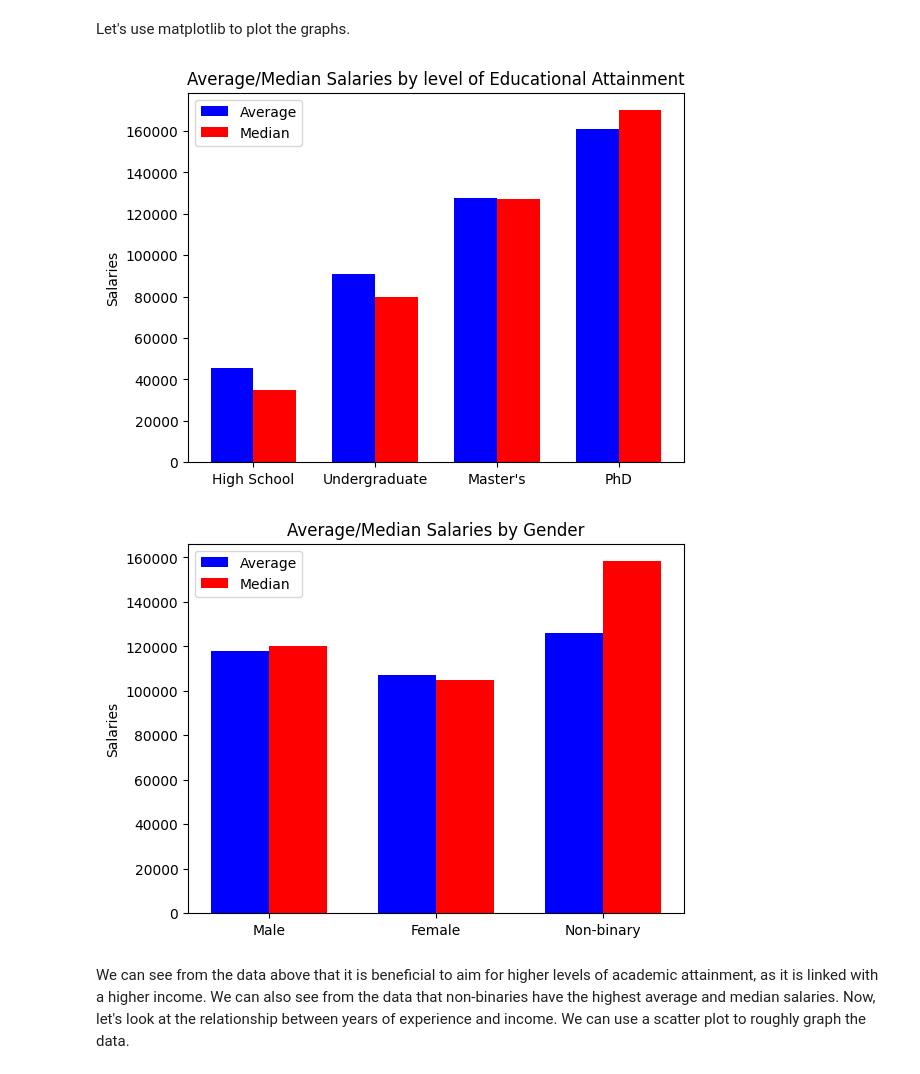
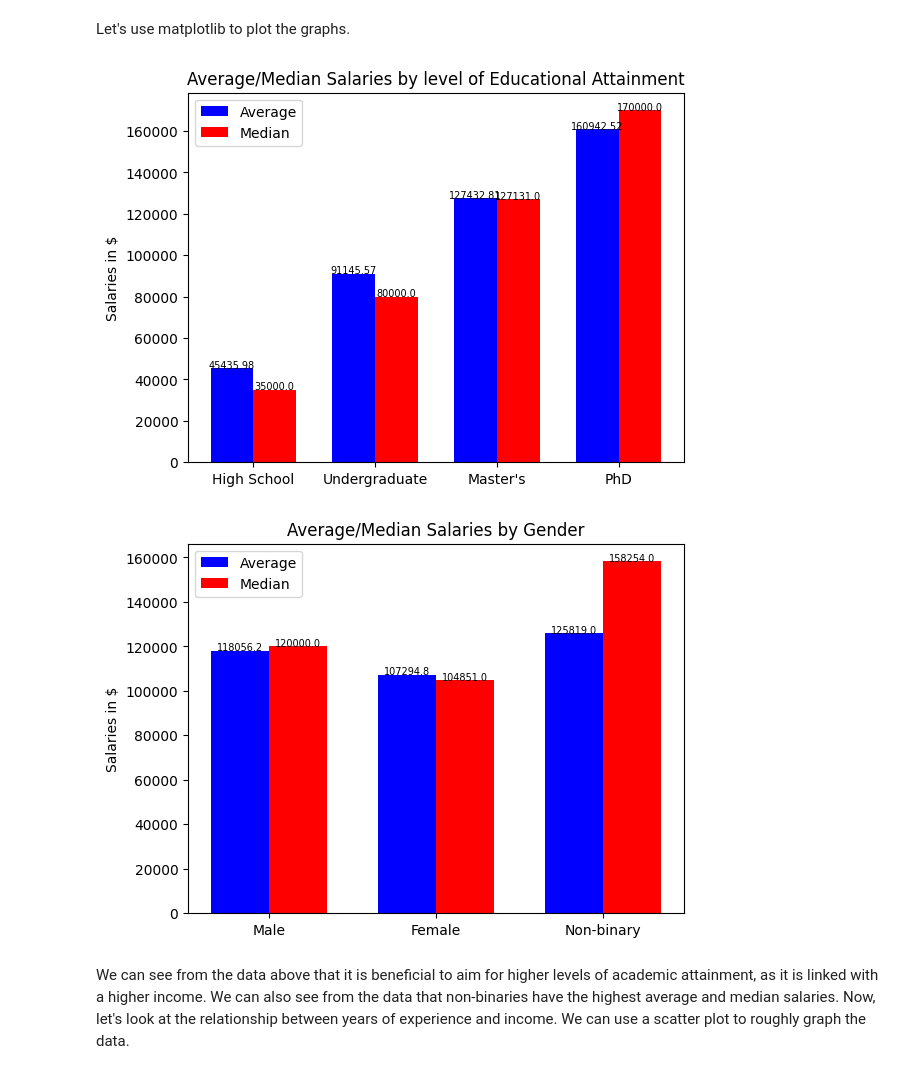
Before and after one commit to zikompo/Salary-ML-Model, a Jupyter notebook: week1.ipynb, the cells around one changed output. Drawn from its saved outputs; the diff is of its cells as text; code cells hidden in the pictures.

```diff
--- a/week1.ipynb
+++ b/week1.ipynb
@@ -222,37 +223,43 @@ Let's use matplotlib to plot the graphs.
 cert = ['High School', 'Undergraduate', "Master's", 'PhD']
 avg_salary = [highschool_avg_salary, undergrad_avg_salary, masters_avg_salary, phd_avg_salary]
 med_salary = [highschool_median_salary, undergrad_median_salary, masters_median_salary, phd_median_salary]
 n = len(cert)
 ind = np.arange(n)
 w = 0.35
 fig, ax = plt.subplots()
 avg_bar = ax.bar(ind, avg_salary, w, color='blue')
 med_bar = ax.bar(ind+w, med_salary, w, color ='red')
-ax.set_ylabel('Salaries')
+for i in range(n):
+    ax.text(ind[i], avg_salary[i], str(avg_salary[i]), ha = 'center', fontsize= 7)
+    ax.text(ind[i]+w, med_salary[i], str(med_salary[i]), ha = 'center', fontsize= 7)
+ax.set_ylabel('Salaries in $')
 ax.set_title('Average/Median Salaries by level of Educational Attainment')
 ax.set_xticks(ind+w/2)
 ax.set_xticklabels(cert)
 ax.legend((avg_bar[0], med_bar[0]), ('Average', 'Median'))
 plt.show()
 # Plotting for gender
 gender = ['Male', 'Female', 'Non-binary']
 avg_salary_gender = [male_avg_salary, female_avg_salary, other_avg_salary]
 med_salary_gender = [male_median_salary, female_median_salary, other_median_salary]
 n = len(gender)
 ind = np.arange(n)
 w = 0.35
 fig, ax = plt.subplots()
 avg_bar = ax.bar(ind, avg_salary_gender, w, color='blue')
 med_bar = ax.bar(ind+w, med_salary_gender, w, color ='red')
-ax.set_ylabel('Salaries')
+for i in range(n):
+    ax.text(ind[i], avg_salary_gender[i], str(avg_salary_gender[i]), ha = 'center', fontsize= 7)
+    ax.text(ind[i]+w, med_salary_gender[i], str(med_salary_gender[i]), ha = 'center', fontsize= 7)
+ax.set_ylabel('Salaries in $')
 ax.set_title('Average/Median Salaries by Gender')
 ax.set_xticks(ind+w/2)
 ax.set_xticklabels(gender)
 ax.legend((avg_bar[0], med_bar[0]), ('Average', 'Median'))
 plt.show()
 # %% [output]
-[figure, old version]
+[figure, new version]
-[figure, old version]
+[figure, new version]
 # %% [markdown]
 We can see from the data above that it is beneficial to aim for higher levels of academic attainment, as it is linked with a higher income.
 We can also see from the data that non-binaries have the highest average and median salaries. Now, let's look at the relationship between years of experience and income. We can use a scatter plot to roughly graph the data.
```
Also changed, not shown: parts of 9 cells of this notebook.
